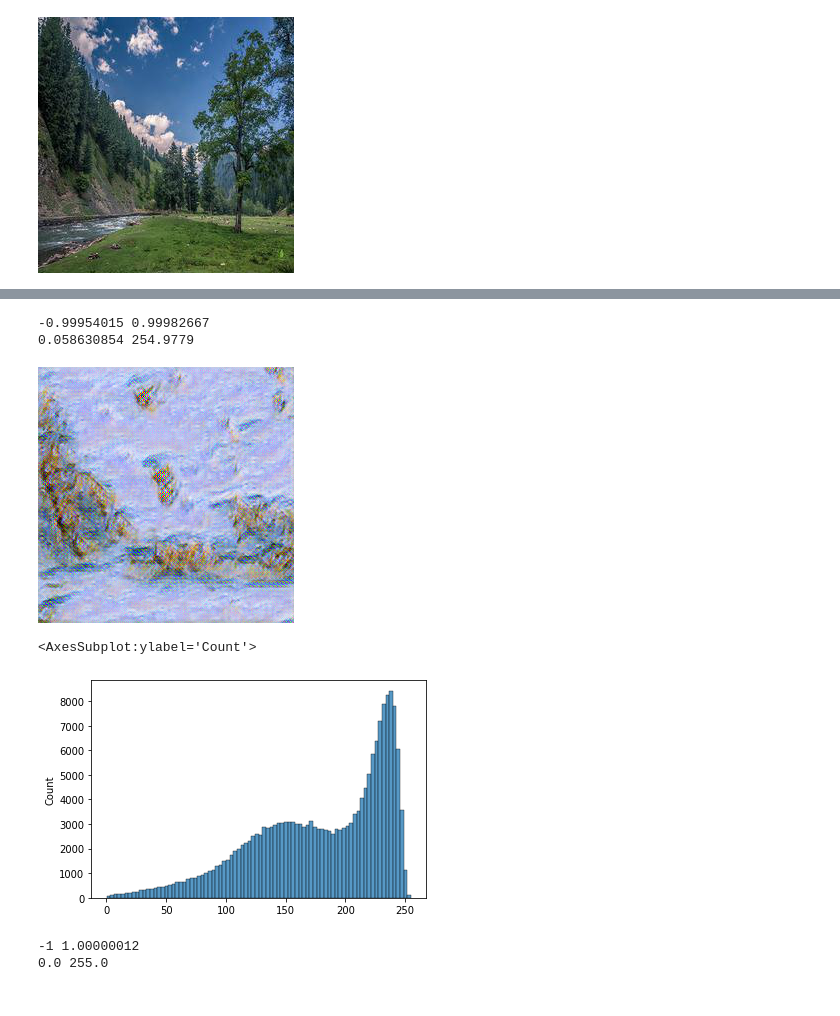
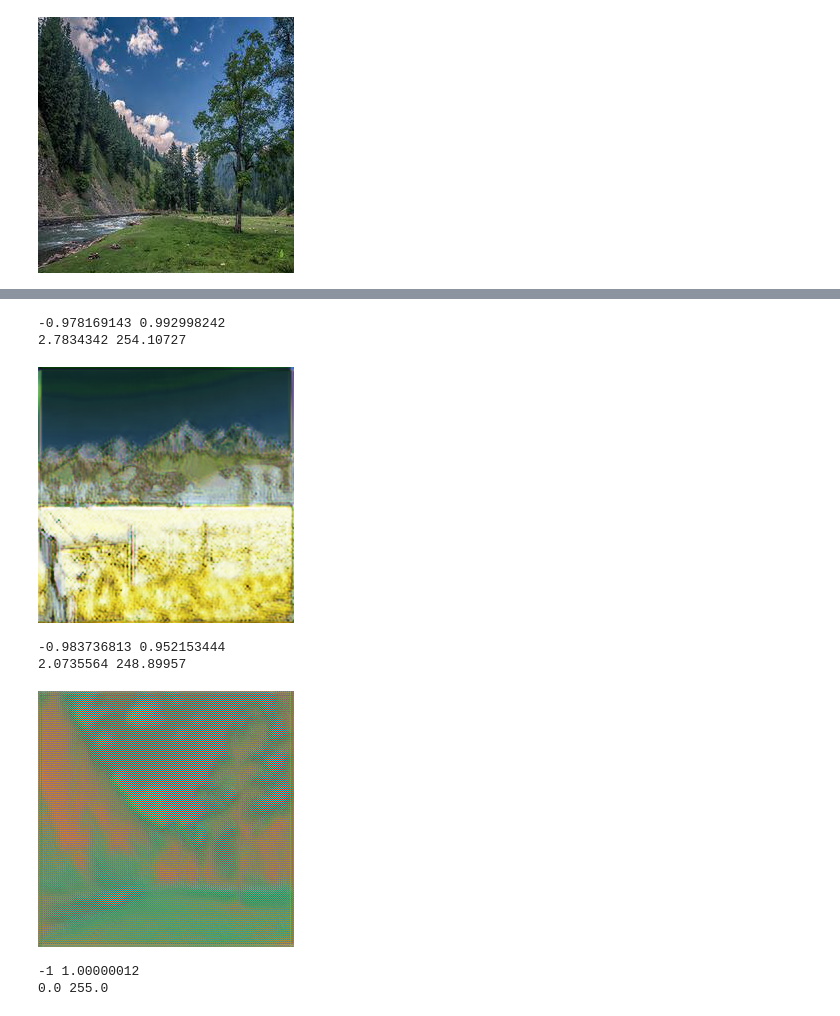
Before and after one commit to phil-hoang/GANs_Code, a Jupyter notebook: experiments/real_time_style_transfer/real_time_style_transfer.ipynb, the cells around one changed output, grey strips where cells are left out. Saved outputs shown, nothing was run; the diff lists cells and outputs as text; code cells hidden in the pictures.

```diff
--- a/experiments/real_time_style_transfer/real_time_style_transfer.ipynb
+++ b/experiments/real_time_style_transfer/real_time_style_transfer.ipynb
@@ -42,7 +42,7 @@ content_images = ["0cae98323f", "1ece79b77f", "3abca1ec15"]
 style_images = ["732d76a469", "853f8d711f", "c7d8142152", "d14c1abdd4", "de6f71b00f", "49337b68f4"]
 
 content_image = content_images[2]
-style_image = style_images[5]
+style_image = style_images[2]
 
 base_path_content = "../../data/art/photo_jpg/"
 base_path_style = "../../data/art/monet_jpg/"
@@ -58,12 +58,12 @@ display(Image(style_image_path))
 image_size = (256,256)
 batch_size = 1
 
-#base_path_content = "../../data/art/photo_jpg/"
+base_path_content = "../../data/art/photo_jpg/"
 base_path_content = "../../data/art/2images/"
 
 train = keras.preprocessing.image_dataset_from_directory(
     base_path_content,
-    validation_split=0.0,
+    #validation_split=0.99,
     #subset="training",
     labels=None,
     seed=1581,
@@ -372,14 +511,14 @@ def compute_loss_and_grads(content_image, style_image):
 ## Build training loop
 # %%
 #### AUTOMATED  LOOP
-epochs = 4000    # TOTAL
+epochs = 500    # TOTAL
 epochs_ran = 0
-save_epoch_interval = 50
+save_epoch_interval = epochs
 
 
-model_subfolder = "2images"
+model_subfolder = "debug"
 dataset_name = "2images"
-network_architecture_name = "transformNetwork"
+network_architecture_name = "miniNetworkOpt"
 num_samples = len(train)
 
 
@@ -390,7 +529,7 @@ optimizer = keras.optimizers.Adam(learning_rate=0.001)
 
 # Load style image
 print("Loading style image...")
-style_image_name = "49337b68f4" #"c7d8142152" #"853f8d711f" #"732d76a469"
+style_image_name = "c7d8142152" # "49337b68f4" #"853f8d711f" #"732d76a469"
 
 # Load style image as tf.tensor, scaled.
 style_image = get_and_scale_image("../../data/art/monet_jpg/"+style_image_name+".jpg")
@@ -501,13 +649,19 @@ show_image("0cae98323f")
+# %%
+test_image = "3abca1ec15"
+data = generate_image(test_image)
+# %% [output]
+-0.978169143 0.992998242
+2.7834342 254.10727
+[figure, added]
 # %%
+# Baseline
 test_image = "0cae98323f"
-data = generate_image(test_image, filename="0cae98323f-732d76a469_batchSize2_epochs700")
-sb.histplot(data.reshape(-1))
+data = generate_image(test_image)
+#sb.histplot(data.reshape(-1))
 # %% [output]
--0.99954015 0.99982667
-0.058630854 254.9779
+-0.983736813 0.952153444
+2.0735564 248.89957
-[figure, old version]
+[figure, new version]
-<AxesSubplot:ylabel='Count'>
-[figure, removed]
 # %%
 # Style: "853f8d711f" Batchsize: 1 Epochs: 200
 test_image = "0cae98323f"
```
Also changed, not shown: parts of 7 cells of this notebook.
